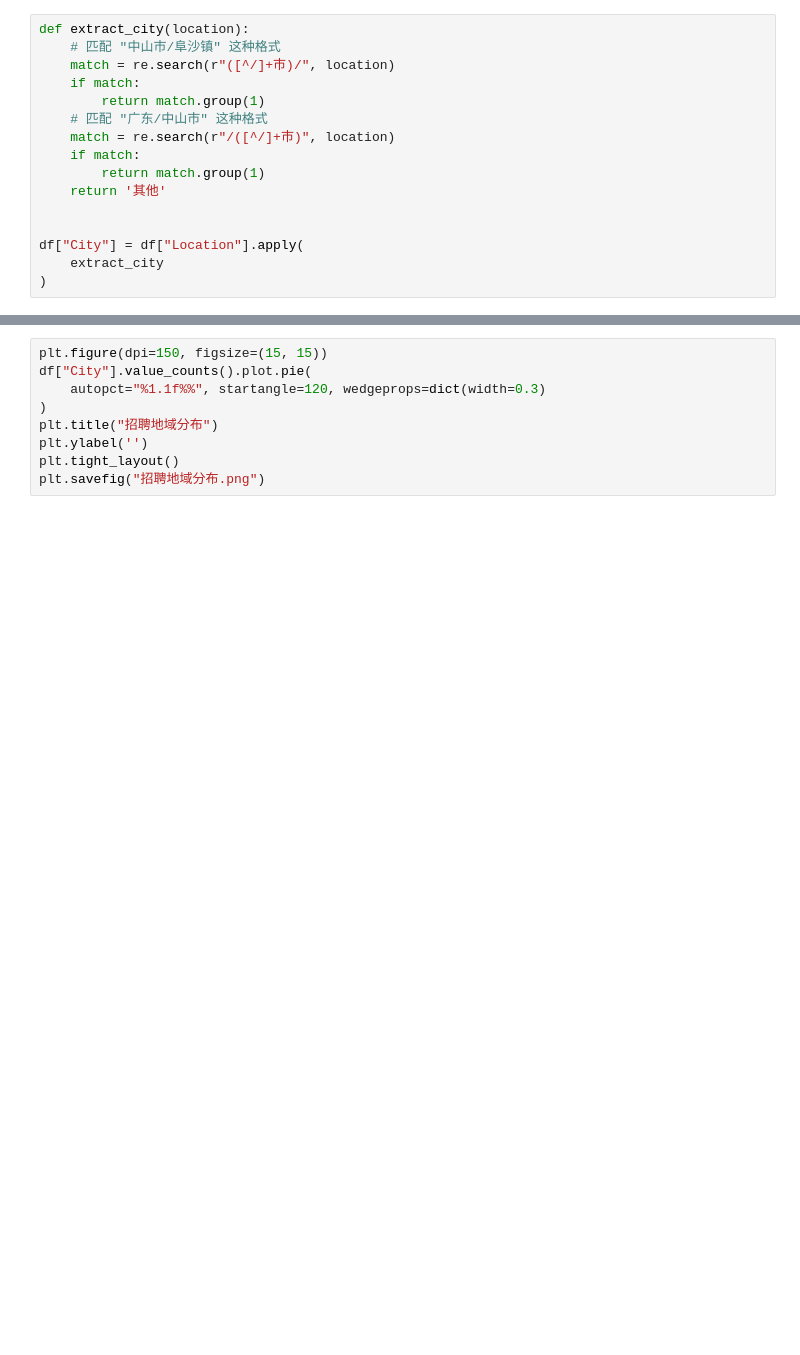
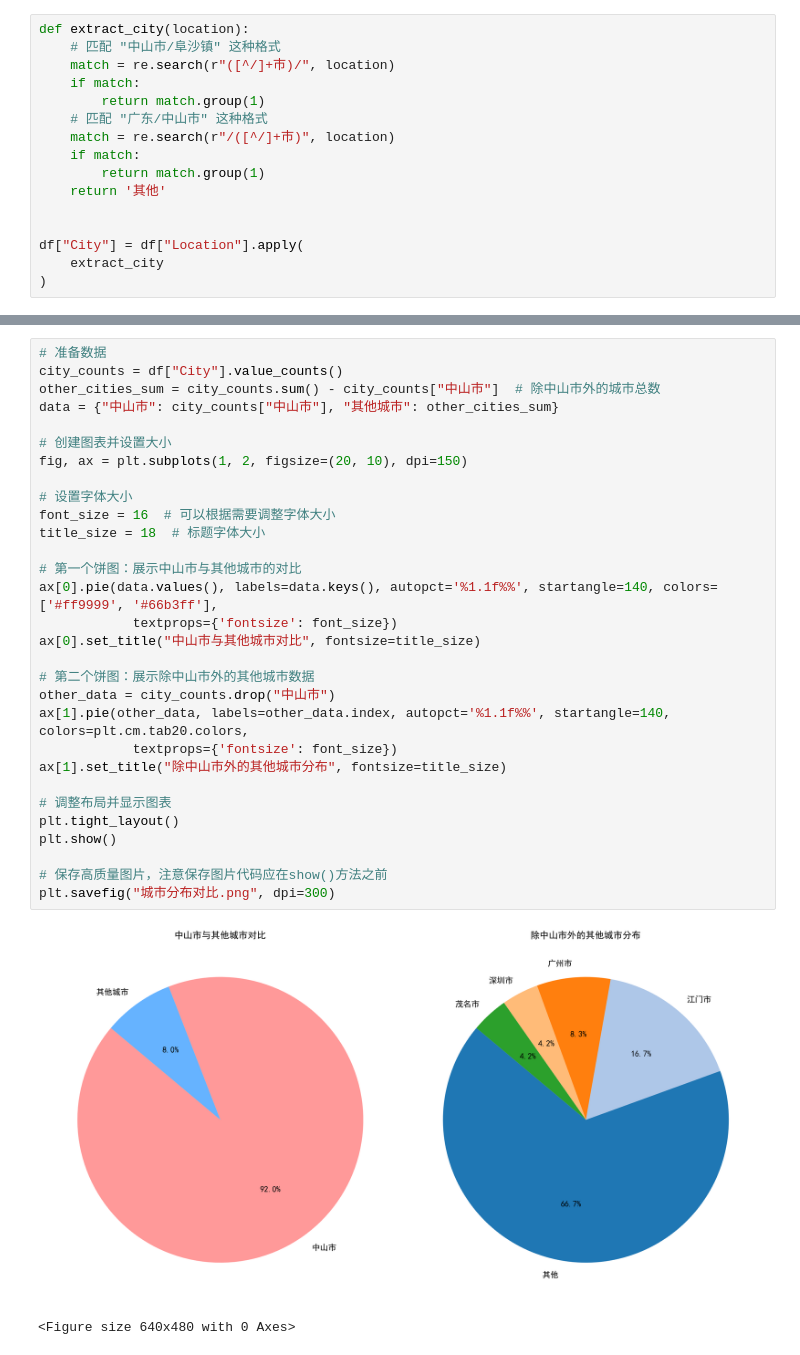
Before and after one commit to GroundbreakerLhy/HNU_CrawlerAssignments, a Jupyter notebook: 电影票房排行榜数据爬取——理科/data_analysis.ipynb, the cells around one changed output, grey strips where cells are left out. Saved outputs shown, nothing was run; the diff lists cells and outputs as text; blank space fills up the shorter version.

```diff
--- a/电影票房排行榜数据爬取——理科/data_analysis.ipynb
+++ b/电影票房排行榜数据爬取——理科/data_analysis.ipynb
@@ -63,10 +100,34 @@ plt.savefig("各城市平均薪资.png")
-# %%
-plt.figure(dpi=150, figsize=(15, 15))
-df["City"].value_counts().plot.pie(
-    autopct="%1.1f%%", startangle=120, wedgeprops=dict(width=0.3)
-)
-plt.title("招聘地域分布")
-plt.ylabel('')
-plt.tight_layout()
-plt.savefig("招聘地域分布.png")
+# %%
+# 准备数据
+city_counts = df["City"].value_counts()
+other_cities_sum = city_counts.sum() - city_counts["中山市"]  # 除中山市外的城市总数
+data = {"中山市": city_counts["中山市"], "其他城市": other_cities_sum}
+
+# 创建图表并设置大小
+fig, ax = plt.subplots(1, 2, figsize=(20, 10), dpi=150)
+
+# 设置字体大小
+font_size = 16  # 可以根据需要调整字体大小
+title_size = 18  # 标题字体大小
+
+# 第一个饼图：展示中山市与其他城市的对比
+ax[0].pie(data.values(), labels=data.keys(), autopct='%1.1f%%', startangle=140, colors=['#ff9999', '#66b3ff'],
+            textprops={'fontsize': font_size})
+ax[0].set_title("中山市与其他城市对比", fontsize=title_size)
+
+# 第二个饼图：展示除中山市外的其他城市数据
+other_data = city_counts.drop("中山市")
+ax[1].pie(other_data, labels=other_data.index, autopct='%1.1f%%', startangle=140, colors=plt.cm.tab20.colors,
+            textprops={'fontsize': font_size})
+ax[1].set_title("除中山市外的其他城市分布", fontsize=title_size)
+
+# 调整布局并显示图表
+plt.tight_layout()
+plt.show()
+
+# 保存高质量图片，注意保存图片代码应在show()方法之前
+plt.savefig("城市分布对比.png", dpi=300)
+# %% [output]
+[figure, added]
+<Figure size 640x480 with 0 Axes>
 # %%
```
Also changed, not shown: parts of 6 cells of this notebook, 6 other files.
